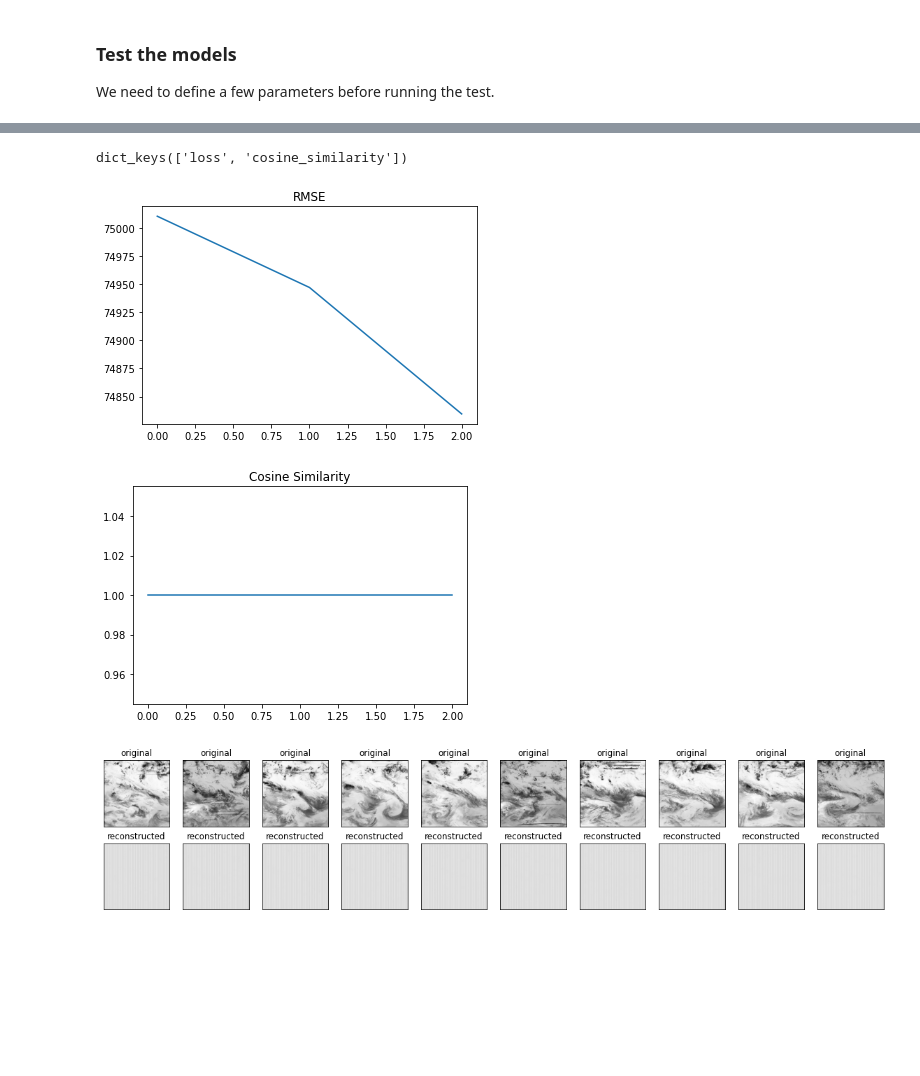
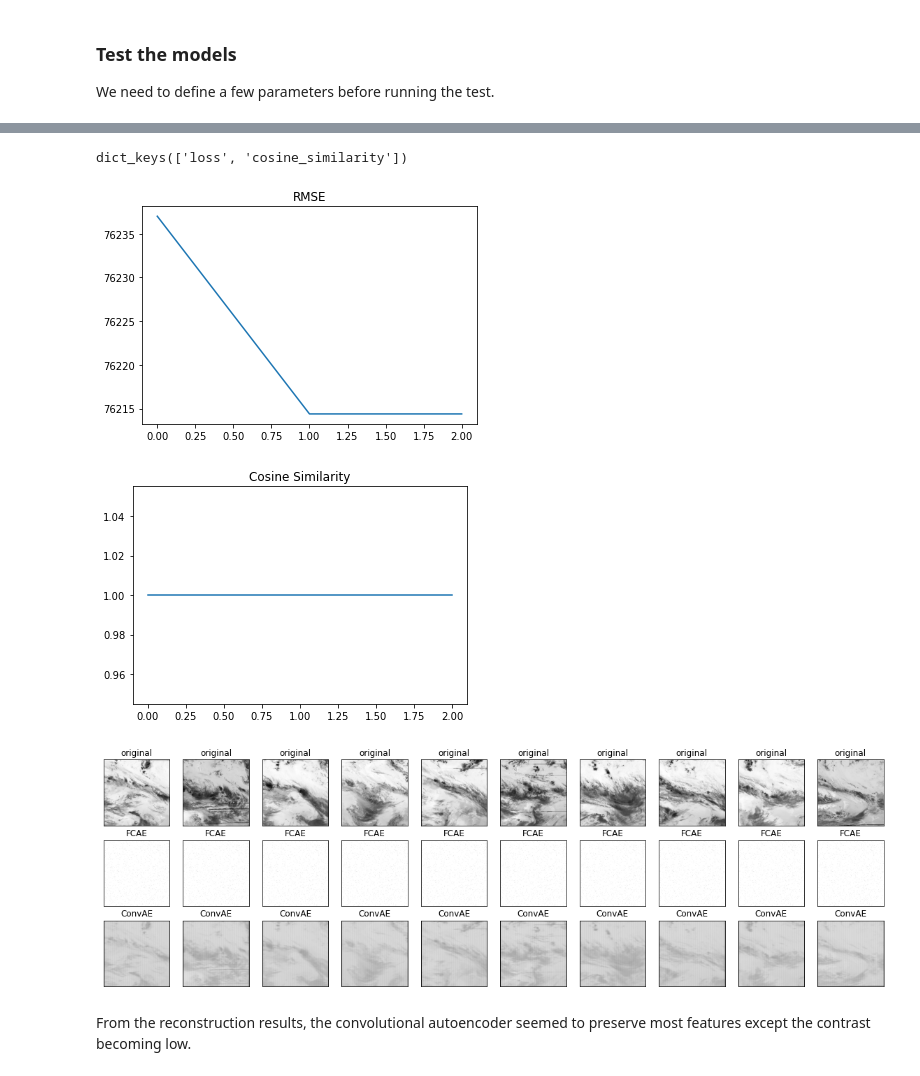
Before and after one commit to tingsyo/course_2021Q1_ML_for_Atmospheric_Sciences, a Jupyter notebook: notebook/04_autoencoder_for_noaa-gridsat-b1.ipynb, the cells around one changed output, grey strips where cells are left out. Cells and saved outputs as stored; diff of their text form; code cells hidden in the pictures; blank space fills up the shorter version.

Commit message:
- Updated notebook/04_autoencoder_for_noaa-gridsat-b1.ipynb - Added notebook/05_Feature_Extraction_with_Pretrained_Models.ipynb

```diff
--- a/notebook/04_autoencoder_for_noaa-gridsat-b1.ipynb
+++ b/notebook/04_autoencoder_for_noaa-gridsat-b1.ipynb
@@ -62,7 +62,7 @@ def read_noaagridsatb1(furi, var='irwin_cdr', scale=0.01, offset=200, remove_na=
         cdr[cdr<0] = offset
     # Crop domain to East-Asia (0-60'N, 100-160'E)
     if crop_east_asia:
-        return(cdr[0, 1000:1858, 4000:4858])
+        return(cdr[0, 1173:1685, 4173:4685])
     else:
         return(cdr[0,:,:])
 
@@ -250,7 +321,8 @@ Epoch 3/3
 # %%
 # Save model weight
-checkpoint_path = "../data/ae_conv-cp-{epoch:04d}.ckpt"
-ae_conv[0].save_weights(checkpoint_path.format(epoch=3))
+checkpoint_path = "D:/worksapce/ae_noaagridsat/ae_conv-cp-{epoch:04d}.ckpt"
+ae_conv.save_weights(checkpoint_path.format(epoch=3))
+
 
 # Visualize the process
 %matplotlib inline
@@ -266,32 +338,46 @@ plt.title('Cosine Similarity')
 plt.show()
 # %% [output]
 dict_keys(['loss', 'cosine_similarity'])
-[figure, old version]
+[figure, new version]
 [figure]
 # %%
 n = 10
-plt.figure(figsize=(20, 4))
+plt.figure(figsize=(20, 6))
 for i in range(n):
     # Load data
     data = read_noaagridsatb1(finfo['xuri'].iloc[i*10])
-    #recon_fc = ae_fc[0](data)
-    data3d = np.expand_dims(data, axis=2)
-    recon_conv = ae_conv[0](data3d)[:,:,0]
+    #recon_fc = data
+    #data3d = np.expand_dims(data, axis=2)
+    #print(data.shape)
+    recon_fc = ae_fc.predict(np.expand_dims(data, axis=0))[0,:,:]
+    recon_conv = ae_conv.predict(np.expand_dims(data, axis=2))[:,:,0]
+
     # display original
-    ax = plt.subplot(2, n, i + 1)
+    ax = plt.subplot(3, n, i + 1)
     plt.imshow(data)
     plt.title("original")
     plt.gray()
     ax.get_xaxis().set_visible(False)
     ax.get_yaxis().set_visible(False)
 
     # display reconstruction
-    ax = plt.subplot(2, n, i + 1 + n)
-    plt.imshow(recon_conv)
-    plt.title("reconstructed")
+    ax = plt.subplot(3, n, i + 1 + n)
+    plt.imshow(recon_fc)
+    plt.title("FCAE")
     plt.gray()
     ax.get_xaxis().set_visible(False)
     ax.get_yaxis().set_visible(False)
+
+    # display reconstruction
+    ax = plt.subplot(3, n, i + 1 + 2*n)
+    plt.imshow(recon_conv)
+    plt.title("ConvAE")
+    plt.gray()
+    ax.get_xaxis().set_visible(False)
+    ax.get_yaxis().set_visible(False)
+
 plt.show()
 # %% [output]
-[figure, old version]
+[figure, new version]
+# %% [markdown]
+From the reconstruction results, the convolutional autoencoder seemed to preserve most features except the contrast becoming low.
```
Also changed, not shown: parts of 5 cells of this notebook, 3 other files.
